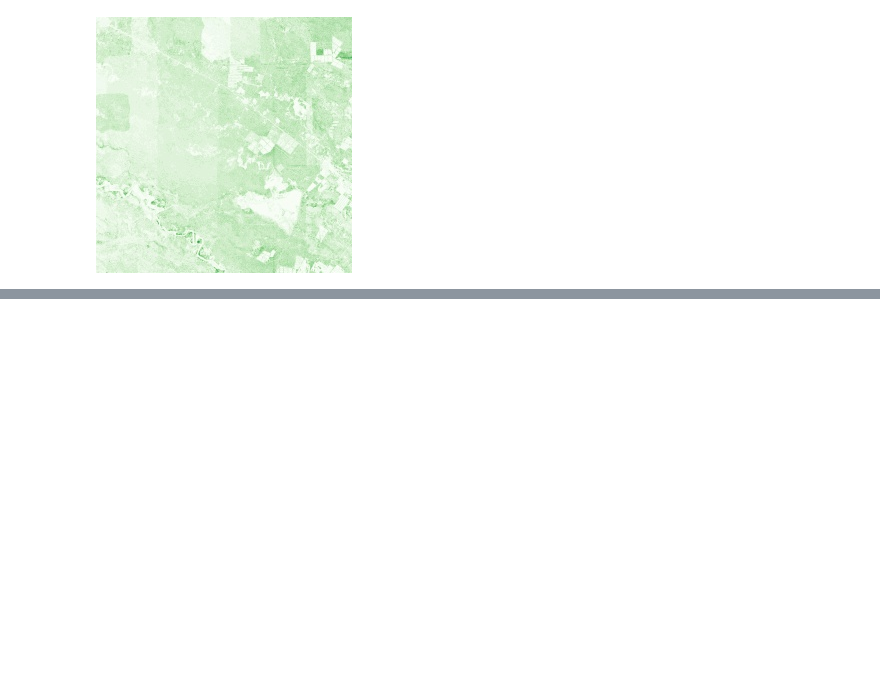
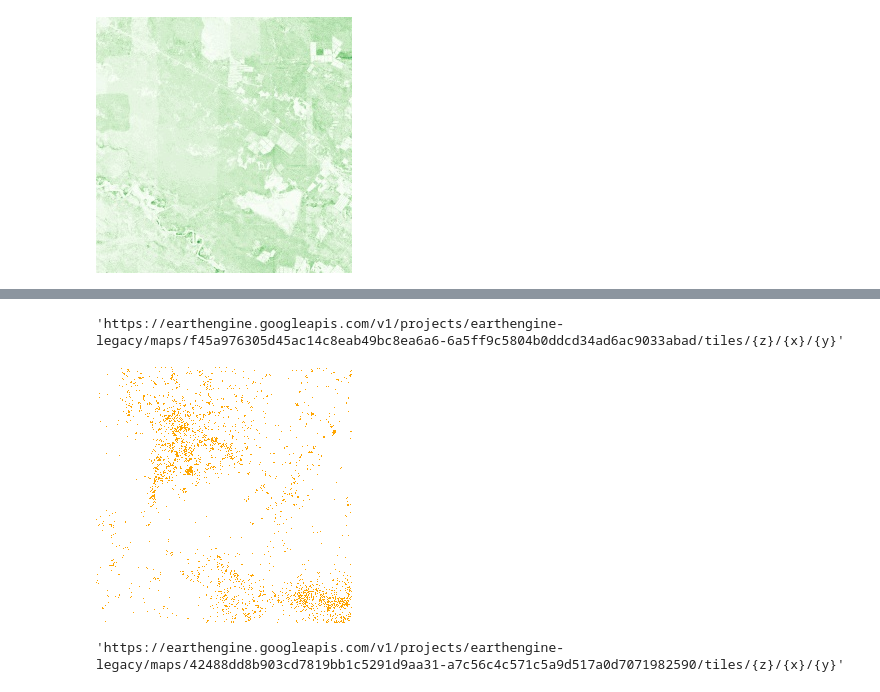
Before and after one commit to wri/project-zeno, a Jupyter notebook: nbs/10_gee_tiles.ipynb, the cells around one changed output, grey strips where cells are left out. Cells and saved outputs as stored; diff of their text form; code cells hidden in the pictures; blank space fills up the shorter version.

```diff
--- a/nbs/10_gee_tiles.ipynb
+++ b/nbs/10_gee_tiles.ipynb
@@ -277,0 +416,27 @@ Image(url=tile_url, embed=True, format='png')
+# %%
+viz_params = {
+  "min": 0,
+  "max": 1,
+  "palette": ['00000000', 'orange']
+}
+
+url = get_url(crop_cycle, None, viz_params)
+url
+# %% [output]
+'https://earthengine.googleapis.com/v1/projects/earthengine-legacy/maps/f45a976305d45ac14c8eab49bc8ea6a6-6a5ff9c5804b0ddcd34ad6ac9033abad/tiles/{z}/{x}/{y}'
+# %%
+tile_url = url.replace('{z}/{x}/{y}', '7/44/72')
+Image(url=tile_url, embed=True, format='png')
+# %% [output]
+[figure, added]
+# %%
+viz_params = {
+  "min": 0,
+  "max": 1,
+  "palette": ['00000000', 'blue']
+}
+
+url = get_url(flooding, None, viz_params)
+url
+# %% [output]
+'https://earthengine.googleapis.com/v1/projects/earthengine-legacy/maps/42488dd8b903cd7819bb1c5291d9aa31-a7c56c4c571c5a9d517a0d7071982590/tiles/{z}/{x}/{y}'
```
Also changed, not shown: parts of 16 cells of this notebook.
